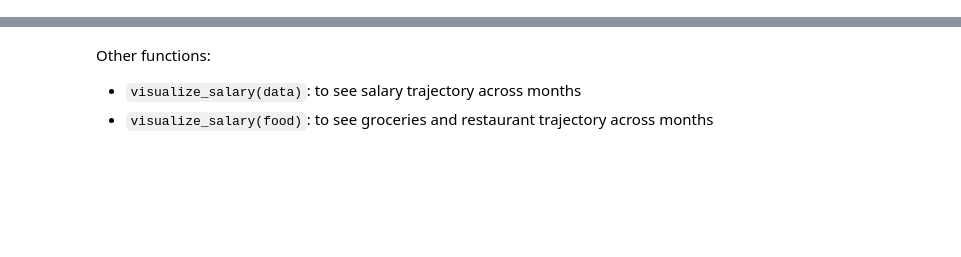
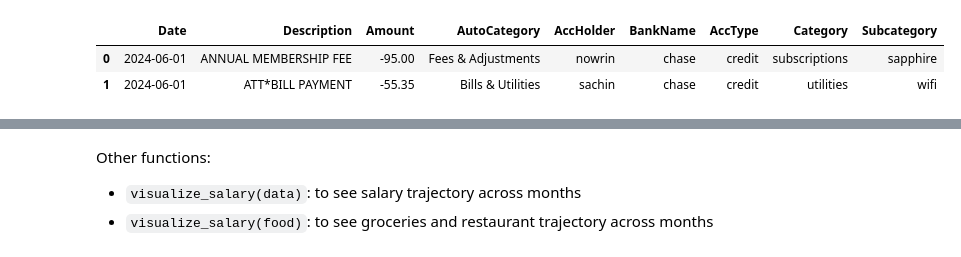
Before and after one commit to sachinksalim/personal_finance, a Jupyter notebook: analyse_data_usa.ipynb, the cells around one changed output, grey strips where cells are left out. Cells and saved outputs as stored; diff of their text form; code cells hidden in the pictures; blank space fills up the shorter version.

```diff
--- a/analyse_data_usa.ipynb
+++ b/analyse_data_usa.ipynb
@@ -55,0 +9,19 @@ def describe_pie(df):
+# %%
+INPUT_DATA_DIR = 'output'
+
+filter_info = {
+    'acc_holder': 'any',
+    'date_period': {
+        'type': 'month',
+        'year': 2024,
+        'month': 6
+    },
+}
+
+filename = get_title(filter_info)
+data = pd.read_excel(f'{INPUT_DATA_DIR}/{filename}.xlsx', index_col=False)
+data.head(2)
+# %% [output]
+|  | Date | Description | Amount | AutoCategory | AccHolder | BankName | AccType | Category | Subcategory |
+| 0 | 2024-06-01 | ANNUAL MEMBERSHIP FEE | -95.00 | Fees & Adjustments | nowrin | chase | credit | subscriptions | sapphire |
+| 1 | 2024-06-01 | ATT*BILL PAYMENT | -55.35 | Bills & Utilities | sachin | chase | credit | utilities | wifi |
```
Also changed, not shown: parts of 22 cells of this notebook, 15 other files.
